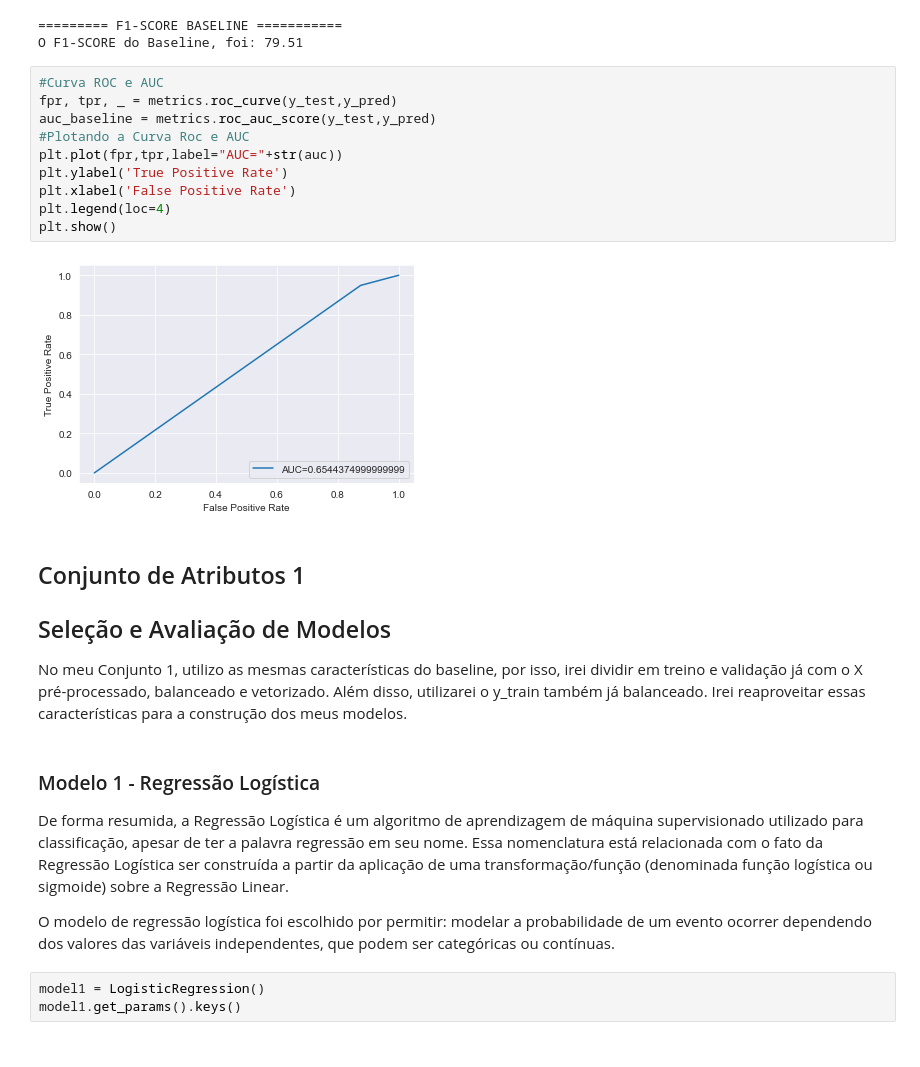
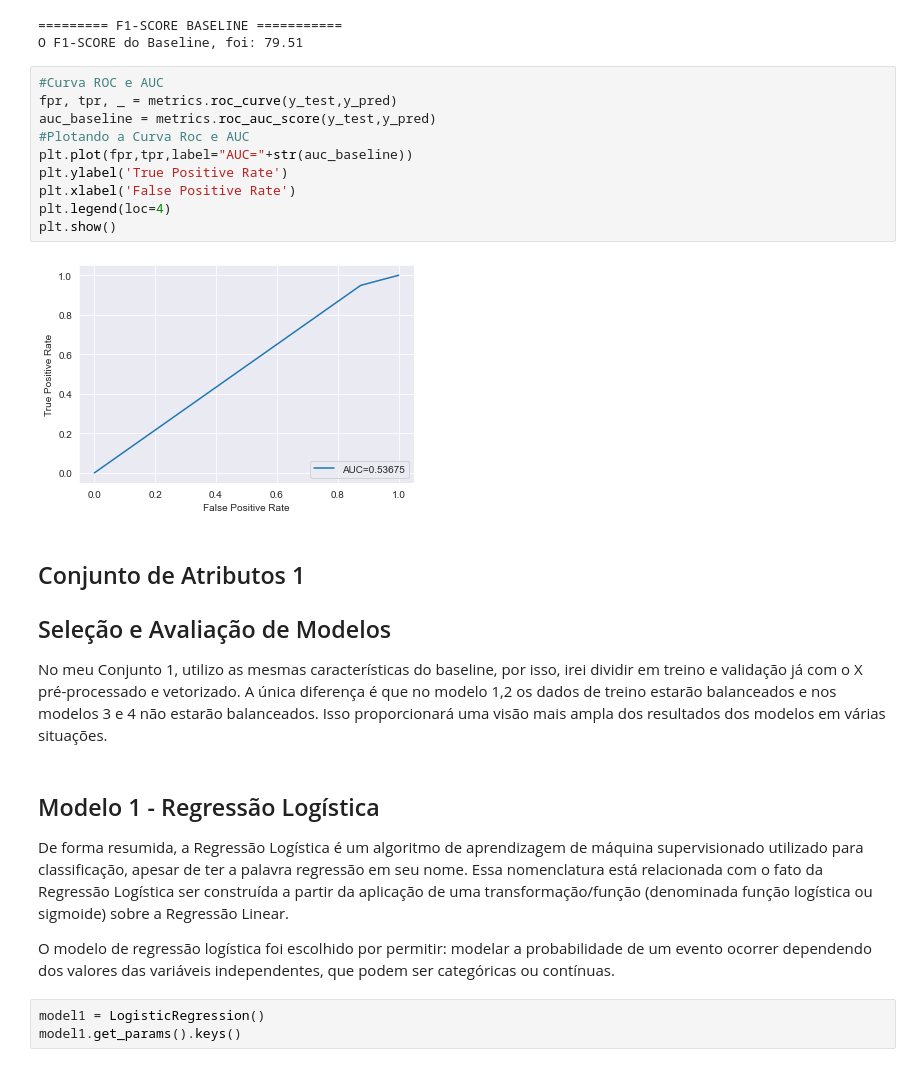
Before and after one commit to Ruann-01/Python_IA, a Jupyter notebook: Trabalho Final/Trabalho Final.ipynb, the cells around one changed output. Cells and saved outputs as stored; diff of their text form.

```diff
--- a/Trabalho Final/Trabalho Final.ipynb
+++ b/Trabalho Final/Trabalho Final.ipynb
@@ -427,21 +435,21 @@ O F1-SCORE do Baseline, foi: 79.51
 # %%
 #Curva ROC e AUC
 fpr, tpr, _ = metrics.roc_curve(y_test,y_pred)
 auc_baseline = metrics.roc_auc_score(y_test,y_pred)
 #Plotando a Curva Roc e AUC
-plt.plot(fpr,tpr,label="AUC="+str(auc))
+plt.plot(fpr,tpr,label="AUC="+str(auc_baseline))
 plt.ylabel('True Positive Rate')
 plt.xlabel('False Positive Rate')
 plt.legend(loc=4)
 plt.show()
 # %% [output]
-[figure, old version]
+[figure, new version]
 # %% [markdown]
 ## Conjunto de Atributos 1
 ## Seleção e Avaliação de Modelos
-No meu Conjunto 1, utilizo as mesmas características do baseline, por isso, irei dividir em treino e validação já com o X pré-processado, balanceado e vetorizado. Além disso, utilizarei o y_train também já balanceado. Irei reaproveitar essas características para a construção dos meus modelos.
+No meu Conjunto 1, utilizo as mesmas características do baseline, por isso, irei dividir em treino e validação já com o X pré-processado e vetorizado. A única diferença é que no modelo 1,2 os dados de treino estarão balanceados e nos modelos 3 e 4 não estarão balanceados. Isso proporcionará uma visão mais ampla dos resultados dos modelos em várias situações.
 # %% [markdown]
-### Modelo 1 - Regressão Logística
+## Modelo 1 - Regressão Logística
 De forma resumida, a Regressão Logística é um algoritmo de aprendizagem de máquina supervisionado utilizado para classificação, apesar de ter a palavra regressão em seu nome. Essa nomenclatura está relacionada com o fato da Regressão Logística ser construída a partir da aplicação de uma transformação/função (denominada função logística ou sigmoide) sobre a Regressão Linear.
 
 O modelo de regressão logística foi escolhido por permitir: modelar a probabilidade de um evento ocorrer dependendo dos valores das variáveis independentes, que podem ser categóricas ou contínuas.
```
Also changed, not shown: parts of 47 cells of this notebook.
